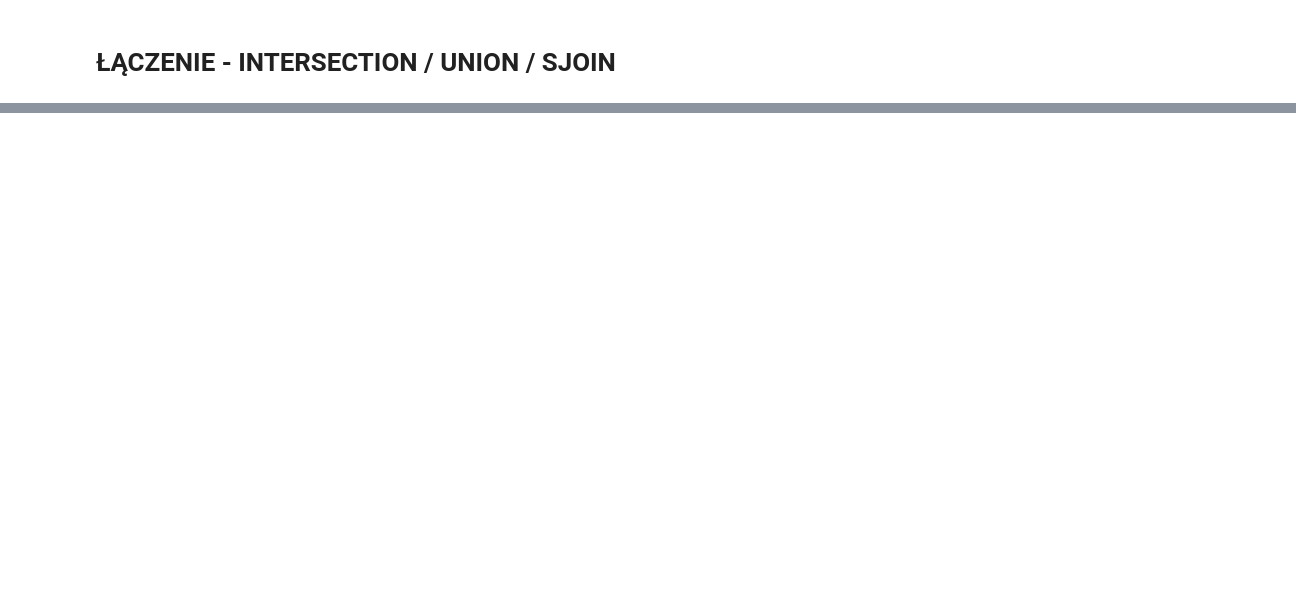
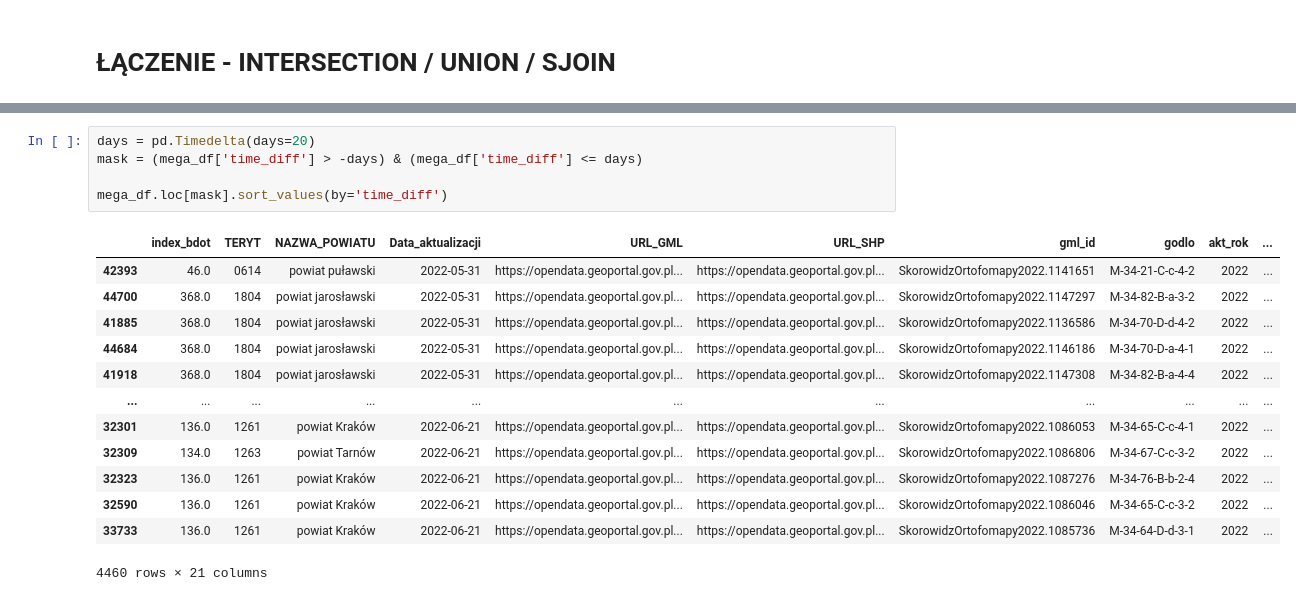
Before and after one commit to krz144/SISS, a Jupyter notebook: orto_bdot_meta.ipynb, the cells around one changed output, grey strips where cells are left out. Saved outputs shown, nothing was run; the diff lists cells and outputs as text; blank space fills up the shorter version.

```diff
--- a/orto_bdot_meta.ipynb
+++ b/orto_bdot_meta.ipynb
@@ -194,0 +150,19 @@ bdot.sjoin(wybrany_df, how="inner")
+# %%
+days = pd.Timedelta(days=20)
+mask = (mega_df['time_diff'] > -days) & (mega_df['time_diff'] <= days)
+
+mega_df.loc[mask].sort_values(by='time_diff')
+# %% [output]
+|  | index_bdot | TERYT | NAZWA_POWIATU | Data_aktualizacji | URL_GML | URL_SHP | gml_id | godlo | akt_rok | ... |
+| 42393 | 46.0 | 0614 | powiat puławski | 2022-05-31 | https://opendata.geoportal.gov.pl... | https://opendata.geoportal.gov.pl... | SkorowidzOrtofomapy2022.1141651 | M-34-21-C-c-4-2 | 2022 | ... |
+| 44700 | 368.0 | 1804 | powiat jarosławski | 2022-05-31 | https://opendata.geoportal.gov.pl... | https://opendata.geoportal.gov.pl... | SkorowidzOrtofomapy2022.1147297 | M-34-82-B-a-3-2 | 2022 | ... |
+| 41885 | 368.0 | 1804 | powiat jarosławski | 2022-05-31 | https://opendata.geoportal.gov.pl... | https://opendata.geoportal.gov.pl... | SkorowidzOrtofomapy2022.1136586 | M-34-70-D-d-4-2 | 2022 | ... |
+| 44684 | 368.0 | 1804 | powiat jarosławski | 2022-05-31 | https://opendata.geoportal.gov.pl... | https://opendata.geoportal.gov.pl... | SkorowidzOrtofomapy2022.1146186 | M-34-70-D-a-4-1 | 2022 | ... |
+| 41918 | 368.0 | 1804 | powiat jarosławski | 2022-05-31 | https://opendata.geoportal.gov.pl... | https://opendata.geoportal.gov.pl... | SkorowidzOrtofomapy2022.1147308 | M-34-82-B-a-4-4 | 2022 | ... |
+| ... | ... | ... | ... | ... | ... | ... | ... | ... | ... | ... |
+| 32301 | 136.0 | 1261 | powiat Kraków | 2022-06-21 | https://opendata.geoportal.gov.pl... | https://opendata.geoportal.gov.pl... | SkorowidzOrtofomapy2022.1086053 | M-34-65-C-c-4-1 | 2022 | ... |
+| 32309 | 134.0 | 1263 | powiat Tarnów | 2022-06-21 | https://opendata.geoportal.gov.pl... | https://opendata.geoportal.gov.pl... | SkorowidzOrtofomapy2022.1086806 | M-34-67-C-c-3-2 | 2022 | ... |
+| 32323 | 136.0 | 1261 | powiat Kraków | 2022-06-21 | https://opendata.geoportal.gov.pl... | https://opendata.geoportal.gov.pl... | SkorowidzOrtofomapy2022.1087276 | M-34-76-B-b-2-4 | 2022 | ... |
+| 32590 | 136.0 | 1261 | powiat Kraków | 2022-06-21 | https://opendata.geoportal.gov.pl... | https://opendata.geoportal.gov.pl... | SkorowidzOrtofomapy2022.1086046 | M-34-65-C-c-3-2 | 2022 | ... |
+| 33733 | 136.0 | 1261 | powiat Kraków | 2022-06-21 | https://opendata.geoportal.gov.pl... | https://opendata.geoportal.gov.pl... | SkorowidzOrtofomapy2022.1085736 | M-34-64-D-d-3-1 | 2022 | ... |
+4460 rows × 21 columns
```
Also changed, not shown: parts of 27 cells of this notebook.
